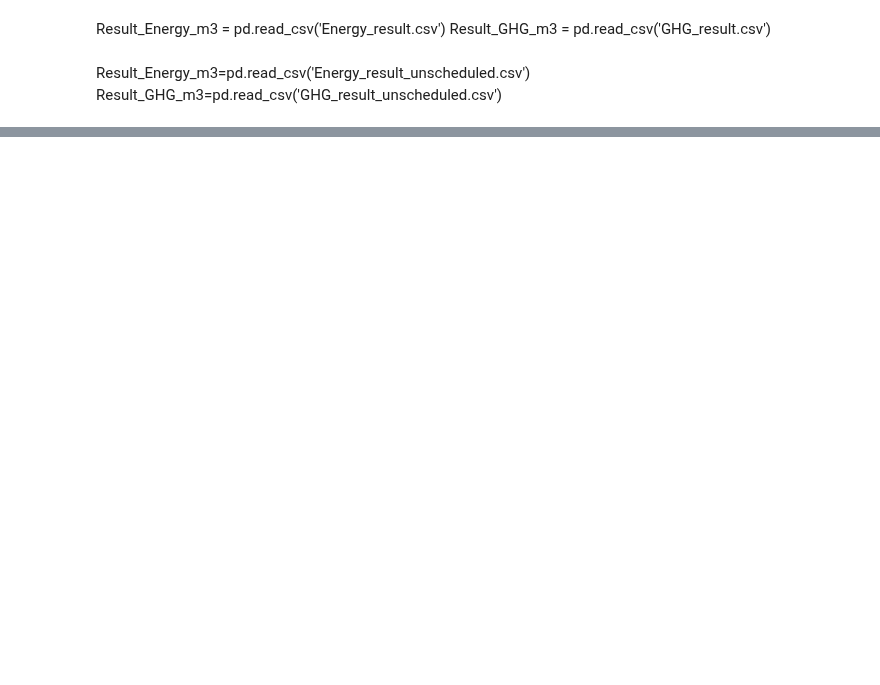
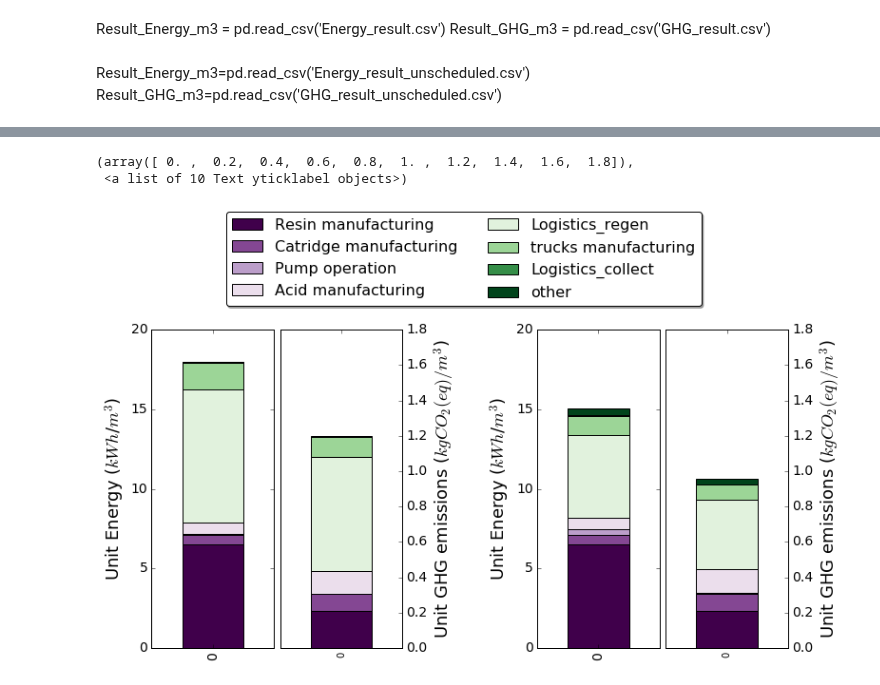
Before and after one commit to okavvada/Urine-Project, a Jupyter notebook: Run_LCA_model.ipynb, the cells around one changed output, grey strips where cells are left out. Saved outputs shown, nothing was run; the diff lists cells and outputs as text; code cells hidden in the pictures; blank space fills up the shorter version.

```diff
--- a/Run_LCA_model.ipynb
+++ b/Run_LCA_model.ipynb
@@ -15,18 +15,16 @@ buildings_path = '..\shapefiles\\building_block_people_WGS_3_int.csv'
 schedule = 'scheduled'
 logistics = 'grid'
 n_collection = 1
-Result_Energy = pd.DataFrame()
-Result_GHG = pd.DataFrame()
 Result_Energy_m3 = pd.DataFrame()
 Result_GHG_m3 = pd.DataFrame()
+Result_COST_m3 = pd.DataFrame()
 i=2
 while i < 100:
     n_regen = i
-    Total_Energy_total, Total_GHG_total, Total_Energy_m3, Total_GHG_m3 = Run_LCA_model(buildings_path, n_regen, n_collection, schedule, logistics)
+    Total_Energy_m3, Total_GHG_m3, Total_COST_m3= Run_LCA_model(buildings_path, n_regen, n_collection, schedule, logistics)
     Result_Energy_m3 = Result_Energy_m3.append(Total_Energy_m3)
     Result_GHG_m3 = Result_GHG_m3.append(Total_GHG_m3)
-    Result_Energy = Result_Energy.append(Total_Energy_total)
-    Result_GHG = Result_GHG.append(Total_GHG_total)
+    Result_COST_m3 = Result_COST_m3.append(Total_COST_m3)
     print (i)
     if i<10:
         i = i + 2
@@ -98,32 +125,36 @@ Result_GHG_m3_plot_high = Result_GHG_m3_plot[8:9]
 # %%
 fig = plt.figure(figsize=(12, 6))
 ax = fig.add_subplot(1,5, 1)
 a=Result_Energy_m3_plot_low.plot(kind='bar', stacked = True, ax=ax, legend=False,colormap='PRGn')
 plt.xticks(fontsize=14)
 plt.yticks(fontsize=14)
-plt.ylim(0, 25)
+plt.ylim(0, 20)
 plt.ylabel('Unit Energy ($kWh$/$m^3$)',fontsize=18)
 ax = fig.add_subplot(1,5, 2)
 b=Result_GHG_m3_plot_low.plot(kind='bar', stacked = True, secondary_y=True, ax=ax, legend=False,colormap='PRGn')
 plt.xticks(fontsize=14)
 plt.yticks(fontsize=14)
 plt.ylim(0, 1.8)
 plt.ylabel('Unit GHG emissions ($kgCO_2(eq)/m^3$)',fontsize=18)
 b.legend(loc='lower center', bbox_to_anchor=(1.5, 1.05),ncol=2, fancybox=True, shadow=True,fontsize=16)
 ax = fig.add_subplot(1,5, 4)
 c=Result_Energy_m3_plot_high.plot(kind='bar', stacked = True,ax=ax, legend=False,colormap='PRGn')
-plt.ylim(0, 25)
+plt.ylim(0, 20)
 plt.ylabel('Unit Energy ($kWh$/$m^3$)',fontsize=18)
 plt.xticks(fontsize=14)
 plt.yticks(fontsize=14)
 ax = fig.add_subplot(1,5, 5)
 d=Result_GHG_m3_plot_high.plot(kind='bar', stacked = True, ax=ax, secondary_y=True, legend=False,colormap='PRGn')
 plt.ylim(0, 1.8)
 #fig.tight_layout()
 plt.ylabel('Unit GHG emissions ($kgCO_2(eq)/m^3$)',fontsize=18)
 plt.subplots_adjust(left=None, bottom=None, right=None, top=None, wspace=0.05, hspace=None)
 plt.xticks(fontsize=14)
 plt.yticks(fontsize=14)
+# %% [output]
+(array([ 0. ,  0.2,  0.4,  0.6,  0.8,  1. ,  1.2,  1.4,  1.6,  1.8]),
+ <a list of 10 Text yticklabel objects>)
+[figure, added]
 # %%
 Result_Energy_m3.to_csv('../results/Energy_m3_%s.csv'% (logistics))
 Result_GHG_m3.to_csv('../results/GHG_m3_%s.csv'% (logistics))
```
Also changed, not shown: parts of 8 cells of this notebook, 4 other files.
